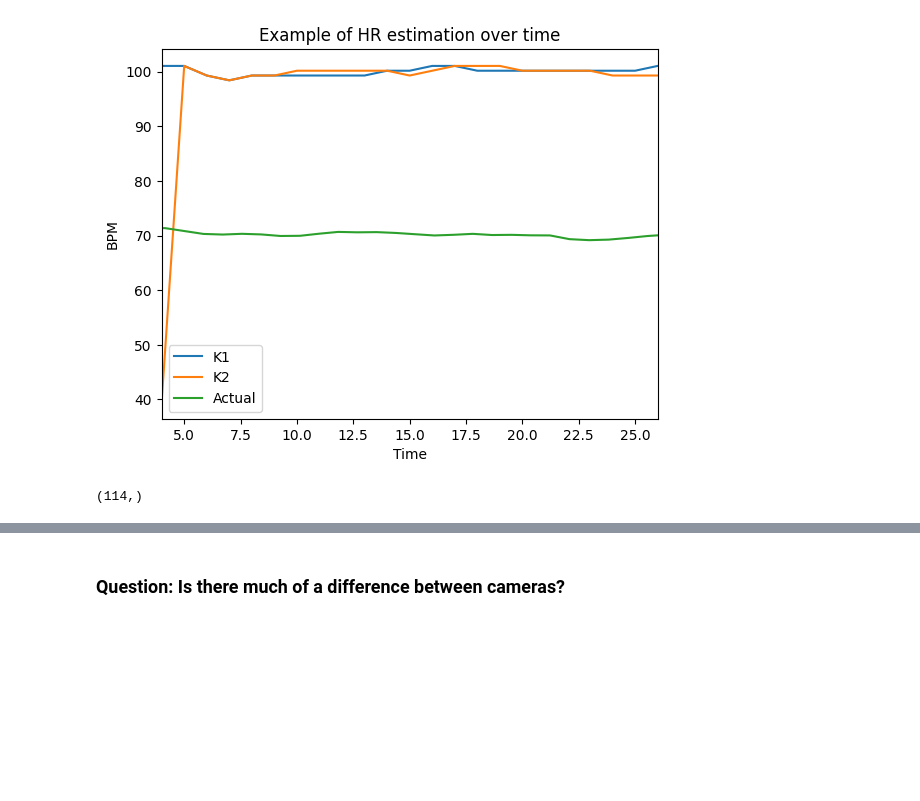
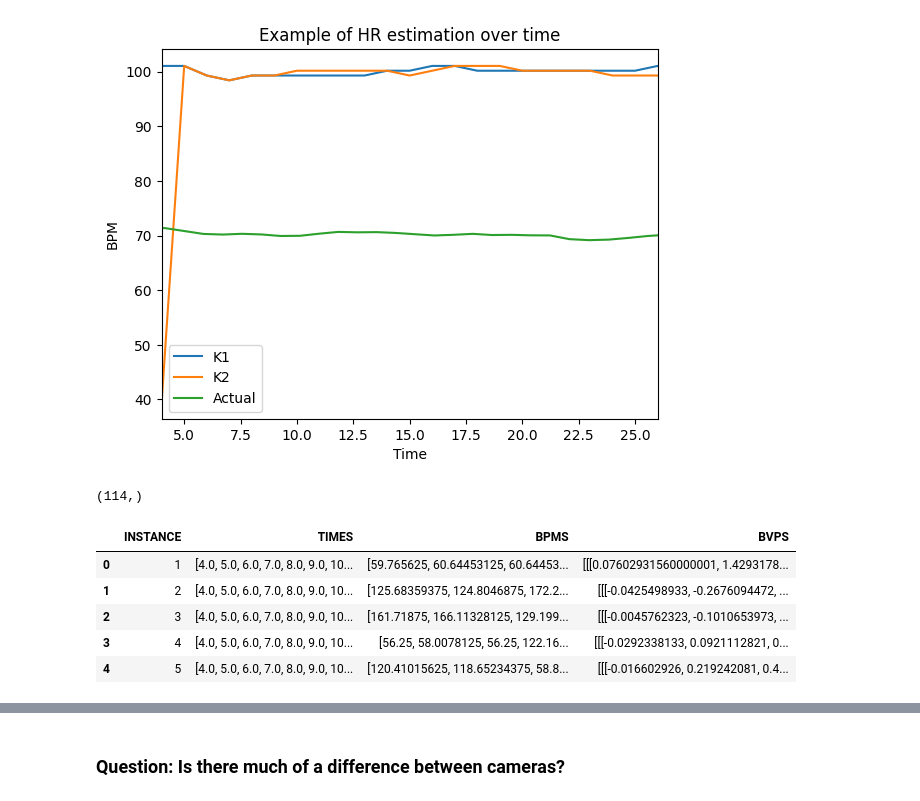
Before and after one commit to coenarrow/pyVHR, a Jupyter notebook: notebooks/Custom_Notebooks/processing_results.ipynb, the cells around one changed output, grey strips where cells are left out. Saved outputs shown, nothing was run; the diff lists cells and outputs as text; code cells hidden in the pictures; blank space fills up the shorter version.

```diff
--- a/notebooks/Custom_Notebooks/processing_results.ipynb
+++ b/notebooks/Custom_Notebooks/processing_results.ipynb
@@ -211,6 +284,15 @@ plt.legend()
 k1_df["BPMS"].values.shape
 # %% [output]
 (114,)
+# %%
+k1_df.head()
+# %% [output]
+|  | INSTANCE | TIMES | BPMS | BVPS |
+| 0 | 1 | [4.0, 5.0, 6.0, 7.0, 8.0, 9.0, 10... | [59.765625, 60.64453125, 60.64453... | [[[0.07602931560000001, 1.4293178... |
+| 1 | 2 | [4.0, 5.0, 6.0, 7.0, 8.0, 9.0, 10... | [125.68359375, 124.8046875, 172.2... | [[[-0.0425498933, -0.2676094472, ... |
+| 2 | 3 | [4.0, 5.0, 6.0, 7.0, 8.0, 9.0, 10... | [161.71875, 166.11328125, 129.199... | [[[-0.0045762323, -0.1010653973, ... |
+| 3 | 4 | [4.0, 5.0, 6.0, 7.0, 8.0, 9.0, 10... | [56.25, 58.0078125, 56.25, 122.16... | [[[-0.0292338133, 0.0921112821, 0... |
+| 4 | 5 | [4.0, 5.0, 6.0, 7.0, 8.0, 9.0, 10... | [120.41015625, 118.65234375, 58.8... | [[[-0.016602926, 0.219242081, 0.4... |
 # %%
 sns.boxplot(x=k1_df["INSTANCE"],y=k1_bpms)
 # %% [output]
```
Also changed, not shown: parts of 9 cells of this notebook.
